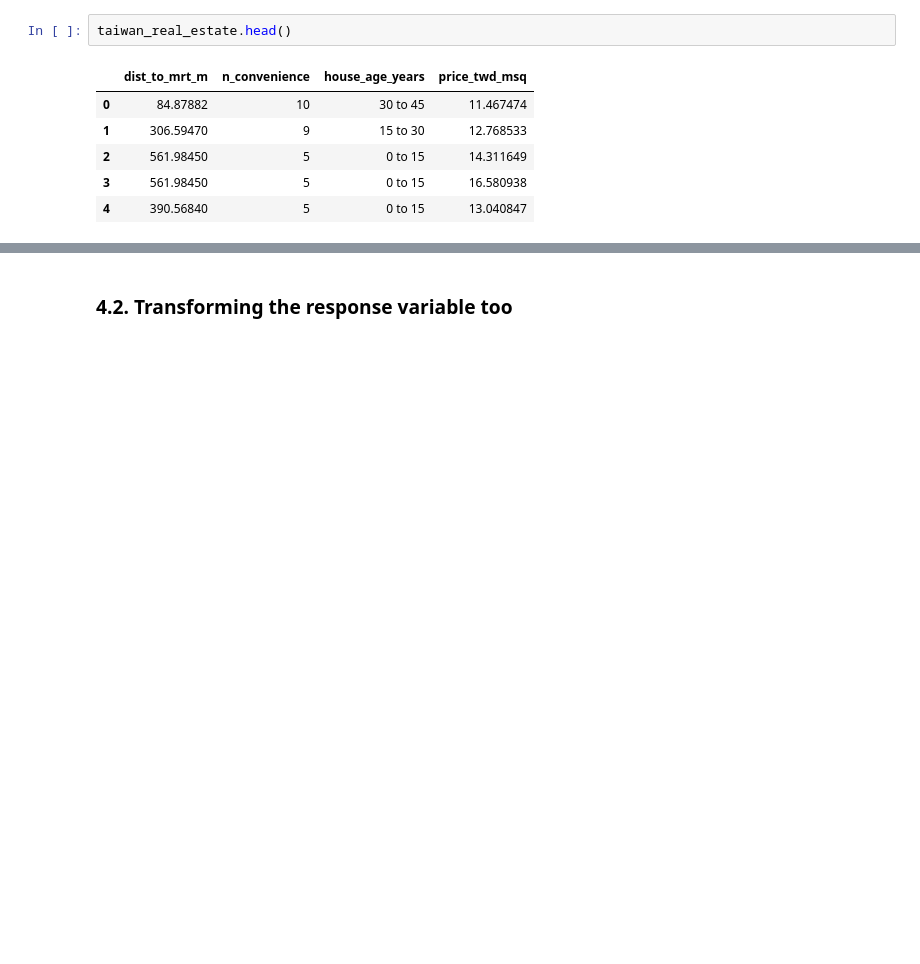
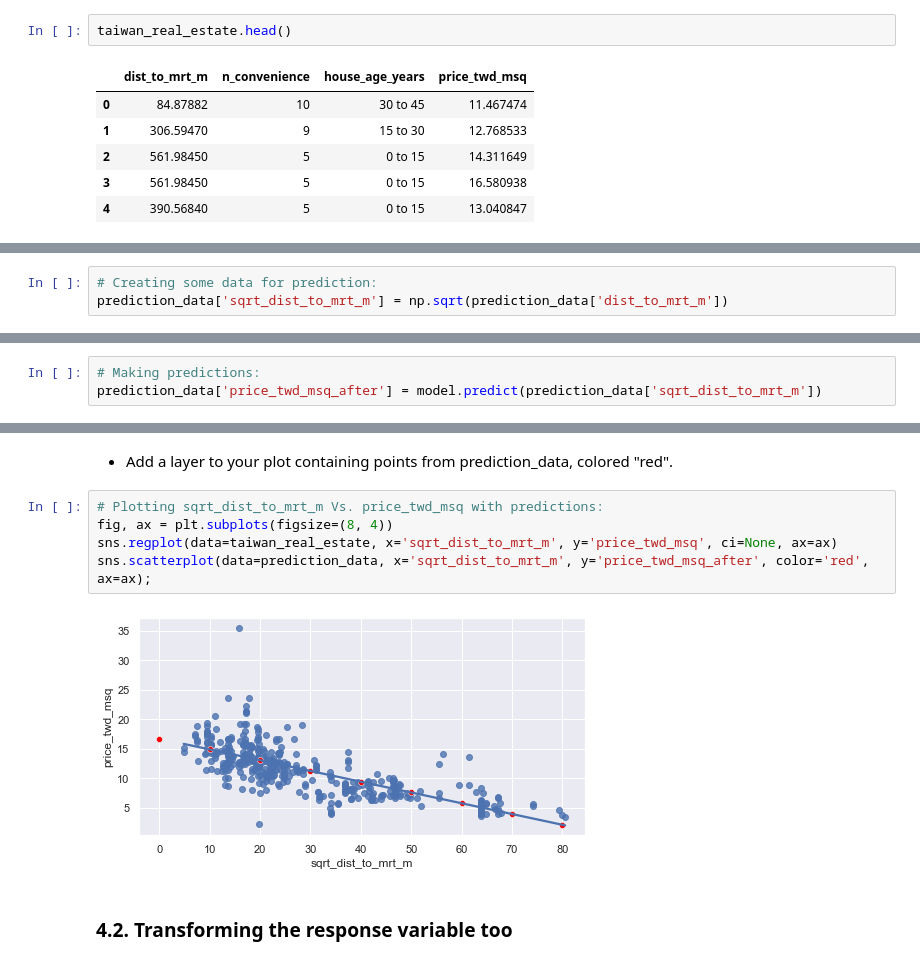
Before and after one commit to DVM-Moheb/Datacamp-Regression-with-Statsmodels-in-Python, a Jupyter notebook: 1. Introduction to Regression with statsmodels/ch02_predictions_and_model_objects.ipynb, the cells around one changed output, grey strips where cells are left out. Cells and saved outputs as stored; diff of their text form; blank space fills up the shorter version.

```diff
--- a/1. Introduction to Regression with statsmodels/ch02_predictions_and_model_objects.ipynb
+++ b/1. Introduction to Regression with statsmodels/ch02_predictions_and_model_objects.ipynb
@@ -353,0 +375,3 @@ ax = sns.scatterplot(data=prediction_data, x='sqrt_dist_to_mrt_m', y='price_twd_
+# %%
+# Creating some data for prediction:
+prediction_data['sqrt_dist_to_mrt_m'] = np.sqrt(prediction_data['dist_to_mrt_m'])
@@ -353,0 +387,3 @@ ax = sns.scatterplot(data=prediction_data, x='sqrt_dist_to_mrt_m', y='price_twd_
+# %%
+# Making predictions:
+prediction_data['price_twd_msq_after'] = model.predict(prediction_data['sqrt_dist_to_mrt_m'])
@@ -354,2 +399,11 @@ ax = sns.scatterplot(data=prediction_data, x='sqrt_dist_to_mrt_m', y='price_twd_
+# %% [markdown]
+- Add a layer to your plot containing points from prediction_data, colored "red".
+# %%
+# Plotting sqrt_dist_to_mrt_m Vs. price_twd_msq with predictions:
+fig, ax = plt.subplots(figsize=(8, 4))
+sns.regplot(data=taiwan_real_estate, x='sqrt_dist_to_mrt_m', y='price_twd_msq', ci=None, ax=ax)
+sns.scatterplot(data=prediction_data, x='sqrt_dist_to_mrt_m', y='price_twd_msq_after', color='red', ax=ax);
+# %% [output]
+[figure, added]
 # %% [markdown]
 ### 4.2. Transforming the response variable too
```
Also changed, not shown: parts of 66 cells of this notebook, 1 other file.
